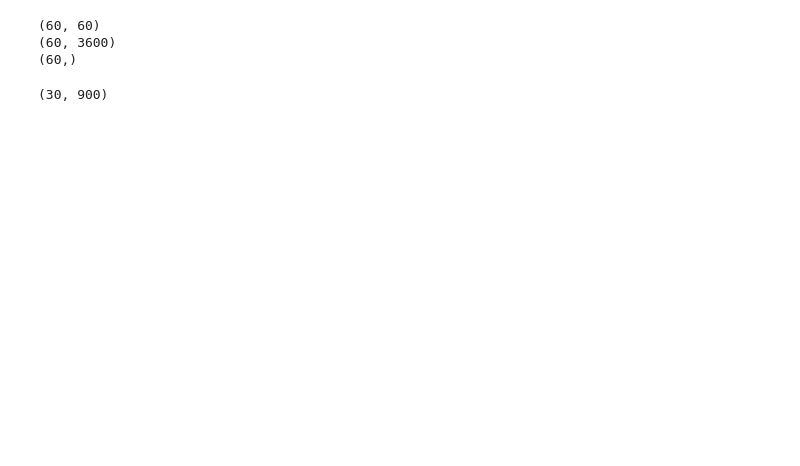
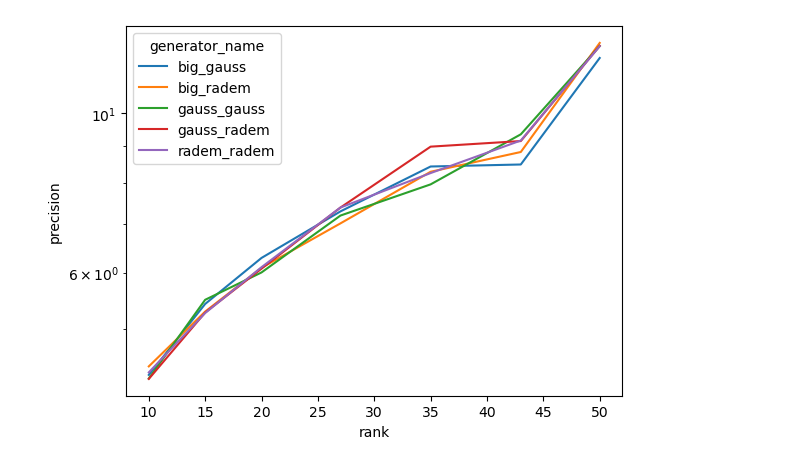
Before and after one commit to divanik/Tensor_Embeddings, a Jupyter notebook: compare_different_embeddings.ipynb, the cells around one changed output. Cells and saved outputs as stored; diff of their text form; code cells hidden in the pictures; blank space fills up the shorter version.

```diff
--- a/compare_different_embeddings.ipynb
+++ b/compare_different_embeddings.ipynb
@@ -9,20 +14,3 @@ import matplotlib.pyplot as plt
-# %%
-n = 60
-B = np.random.normal(size = (n, n * n))
-u, _, vT = np.linalg.svd(B, full_matrices=False)
-sigma = np.logspace(3, 4 - n, base=1.5, num=n)
-print(u.shape)
-print(v.shape)
-print(sigma.shape)
-A = u @ np.diag(sigma) @ vT
-# %% [output]
-(60, 60)
-(60, 3600)
-(60,)
-# %%
-A.shape
-# %% [output]
-(30, 900)
 # %%
 def gauss(x, r, seed):
     np.random.seed(seed)
@@ -50,0 +61,7 @@ def radem_radem(x, r, seed):
+# %%
+fig, ax = plt.subplots(1, 1)
+
+sns.lineplot(data=pd.DataFrame(expected, columns=["rank", "precision", "generator_name"]), x='rank', y='precision', hue='generator_name', ax=ax)
+ax.set_yscale('log')
+# %% [output]
+[figure, added]
```
Also changed, not shown: parts of 9 cells of this notebook.
